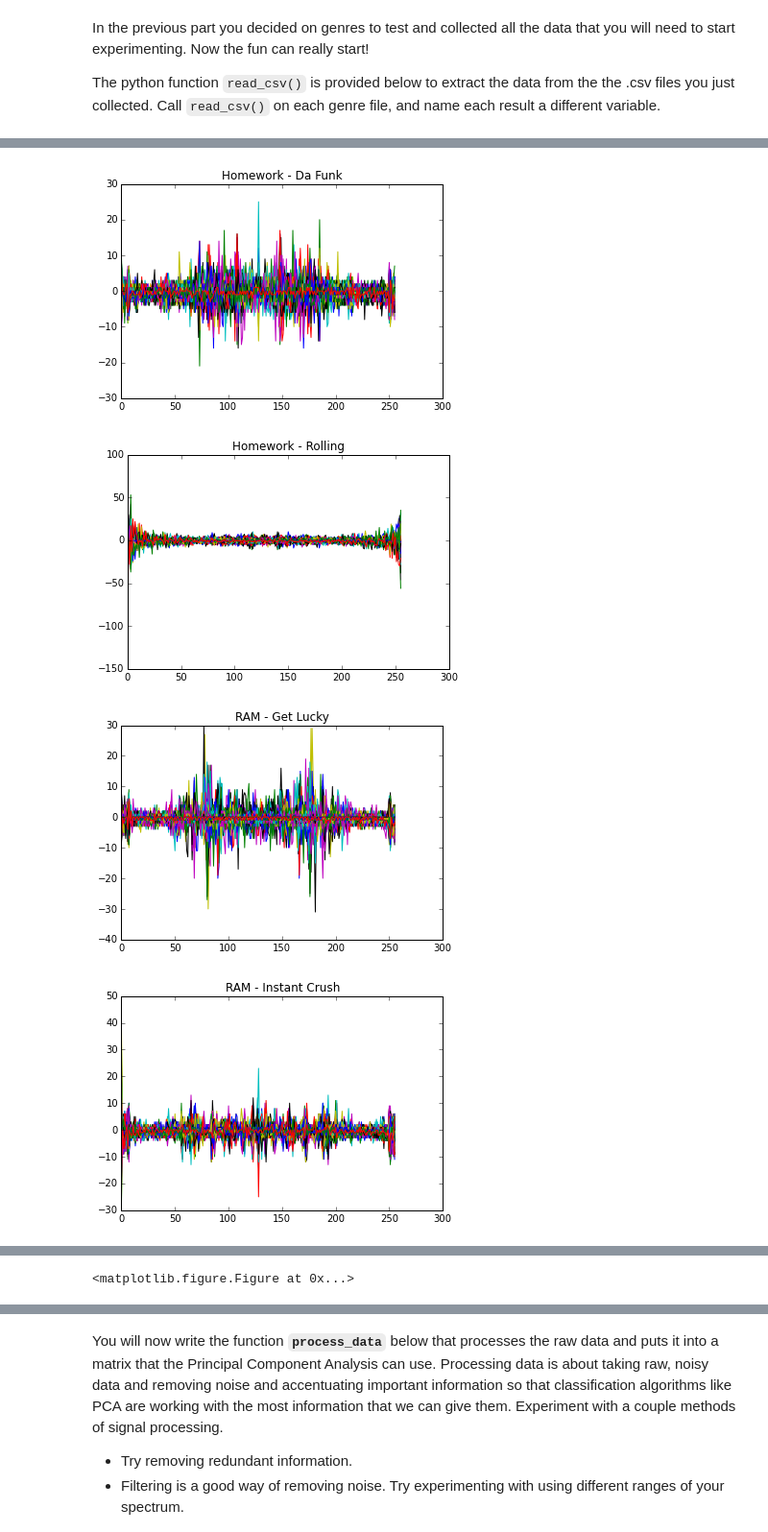
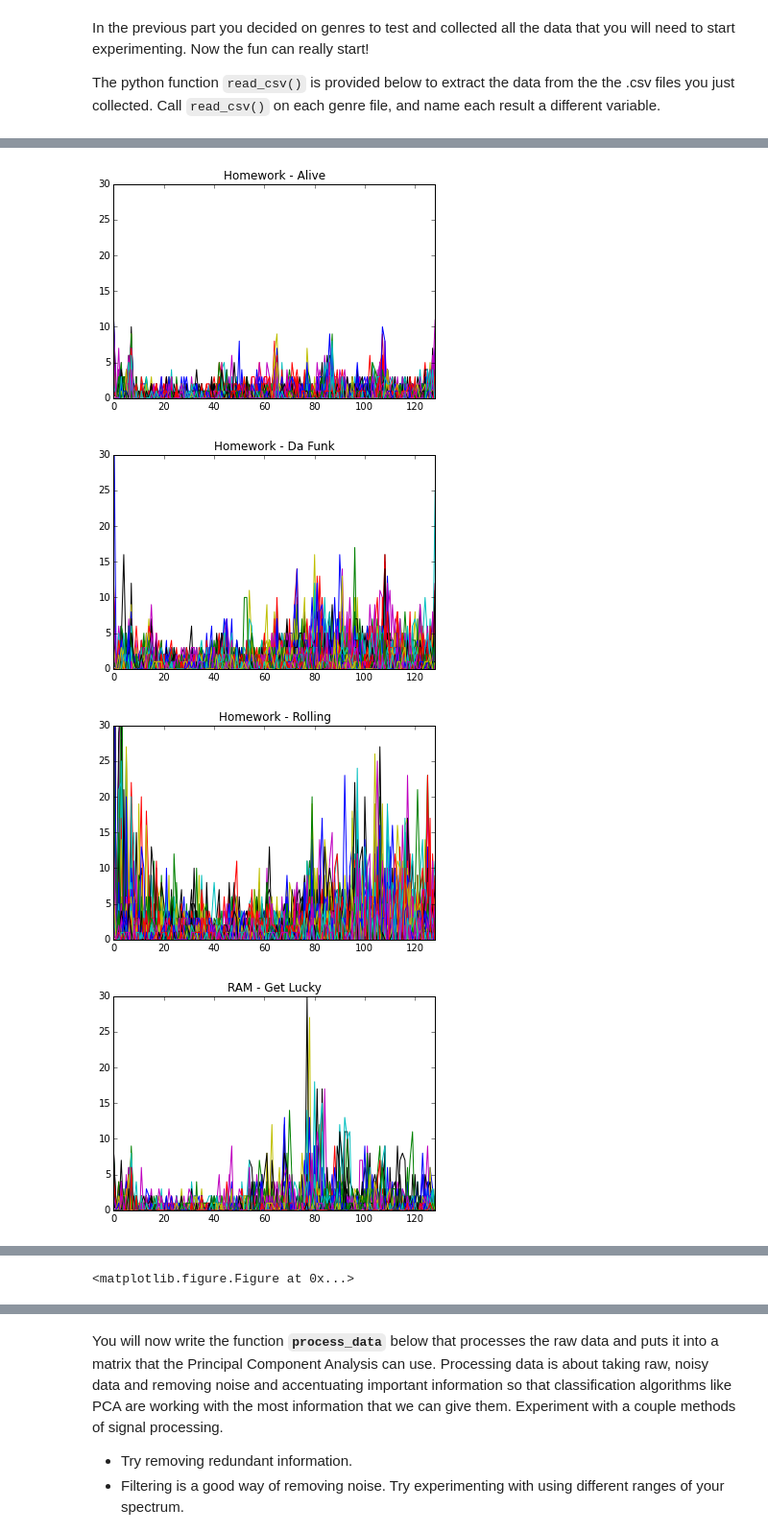
Before and after one commit to phlip9/ee16b-SIXT33N, a Jupyter notebook: SIXT33N-PCA-music.ipynb, the cells around one changed output, grey strips where cells are left out. Shown at 96% size. Saved outputs shown, nothing was run; the diff lists cells and outputs as text; code cells hidden in the pictures.

```diff
--- a/SIXT33N-PCA-music.ipynb
+++ b/SIXT33N-PCA-music.ipynb
@@ -142,7 +143,7 @@ def compute_magnitudes(signal):
 # %%
 # Read the csv files using read_csv
 # YOUR CODE HERE
-#dp_hw_alive = read_csv('DAFT_PUNK/DP_HW_alive.csv')
+dp_hw_alive = read_csv('DAFT_PUNK/DP_HW_alive.csv')
 dp_hw_da_funk = read_csv('DAFT_PUNK/DP_HW_da_funk.csv')
 dp_hw_rolling = read_csv('DAFT_PUNK/DP_HW_rolling.csv')
 dp_ram_get_lucky = read_csv('DAFT_PUNK/DP_RAM_get_lucky.csv')
@@ -150,7 +151,7 @@ dp_ram_instant_crush = read_csv('DAFT_PUNK/DP_RAM_instant_crush.csv')
 dp_ram_fragments_of_time = read_csv('DAFT_PUNK/DP_RAM_fragments_of_time.csv')
 
 clips = [
-    #['Homework - Alive', dp_hw_alive],
+    ['Homework - Alive', dp_hw_alive],
     ['Homework - Da Funk', dp_hw_da_funk],
     ['Homework - Rolling', dp_hw_rolling],
     ['RAM - Get Lucky', dp_ram_get_lucky],
@@ -160,30 +161,25 @@ clips = [
 
 hw = np.vstack([
         #dp_hw_alive,
-        dp_hw_da_funk,
+        #dp_hw_da_funk,
         dp_hw_rolling
     ])
 
 ram = np.vstack([
         dp_ram_get_lucky,
-        dp_ram_instant_crush,
-        dp_ram_fragments_of_time
+        #dp_ram_instant_crush,
+        #dp_ram_fragments_of_time
     ])
 
-num_samples = min([np.shape(clip[1])[0] for clip in clips])
+print('hw.shape =', hw.shape)
+print('ram.shape =', ram.shape)
+
+num_samples = min([hw.shape[0], ram.shape[0]])
+print('num_samples =', num_samples)
 
 # Take the same number of readings for both genres to be fair
-for i in range(len(clips)):
-    clips[i][1] = clips[i][1][:num_samples, :]
+hw = hw[:num_samples, :]
+ram = ram[:num_samples, :]
 
-hw = np.vstack([
-        #dp_hw_alive,
-        dp_hw_da_funk,
-        dp_hw_rolling
-    ])
-
-ram = np.vstack([
-        dp_ram_get_lucky,
-        dp_ram_instant_crush,
-        dp_ram_fragments_of_time
-    ])
+print('hw.shape =', hw.shape)
+print('ram.shape =', ram.shape)
@@ -190,20 +192,31 @@ ram = np.vstack([
 # %%
 # Plot the readings
 
+x0, x1 = 0, 128
+y0, y1 = 0, 30
+
 for clip in clips:
+    plt.xlim(x0, x1)
+    plt.ylim(y0, y1)
     plt.title(clip[0])
     plt.plot(clip[1].T)
     plt.figure()
 
+plt.xlim(x0, x1)
+plt.ylim(y0, y1)
 plt.title("RAM")
 plt.plot(ram.T)
 plt.figure()
+
+plt.xlim(x0, x1)
+plt.ylim(y0, y1)
 plt.title("HW")
 plt.plot(hw.T)
 plt.figure()
+
 plt.show()
 # %% [output]
-[figure, old version]
+[figure, new version]
-[figure, old version]
+[figure, new version]
-[figure, old version]
+[figure, new version]
-[figure, old version]
+[figure, new version]
```
Also changed, not shown: parts of 22 cells of this notebook, 1 other file.
